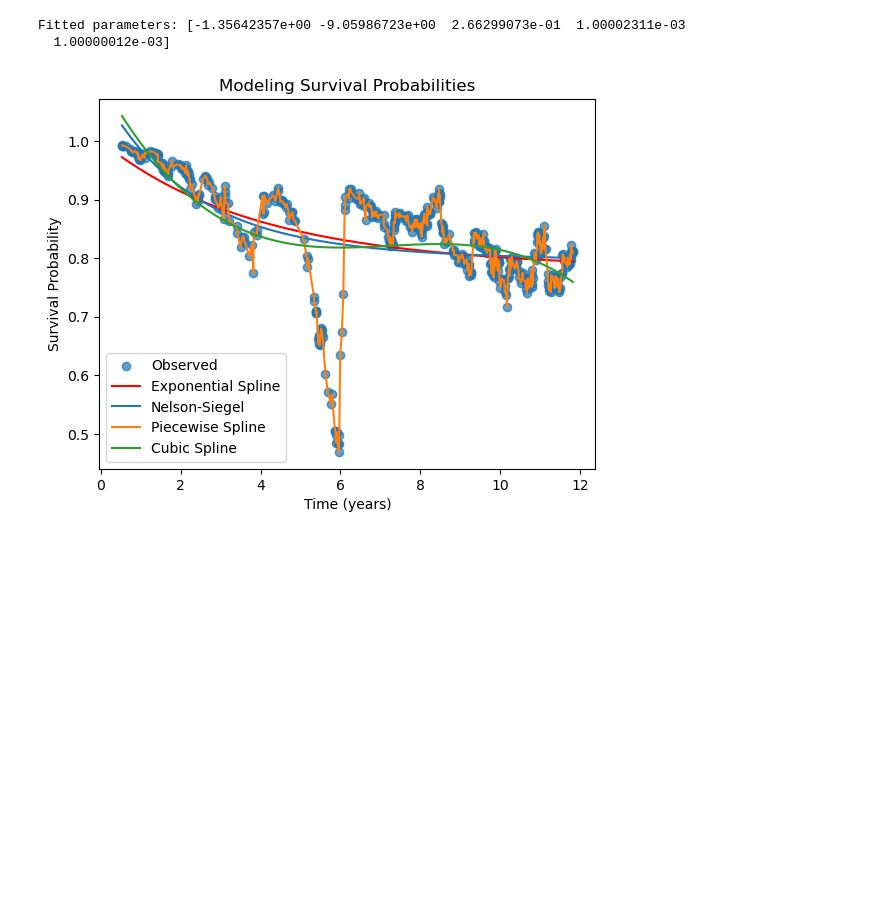
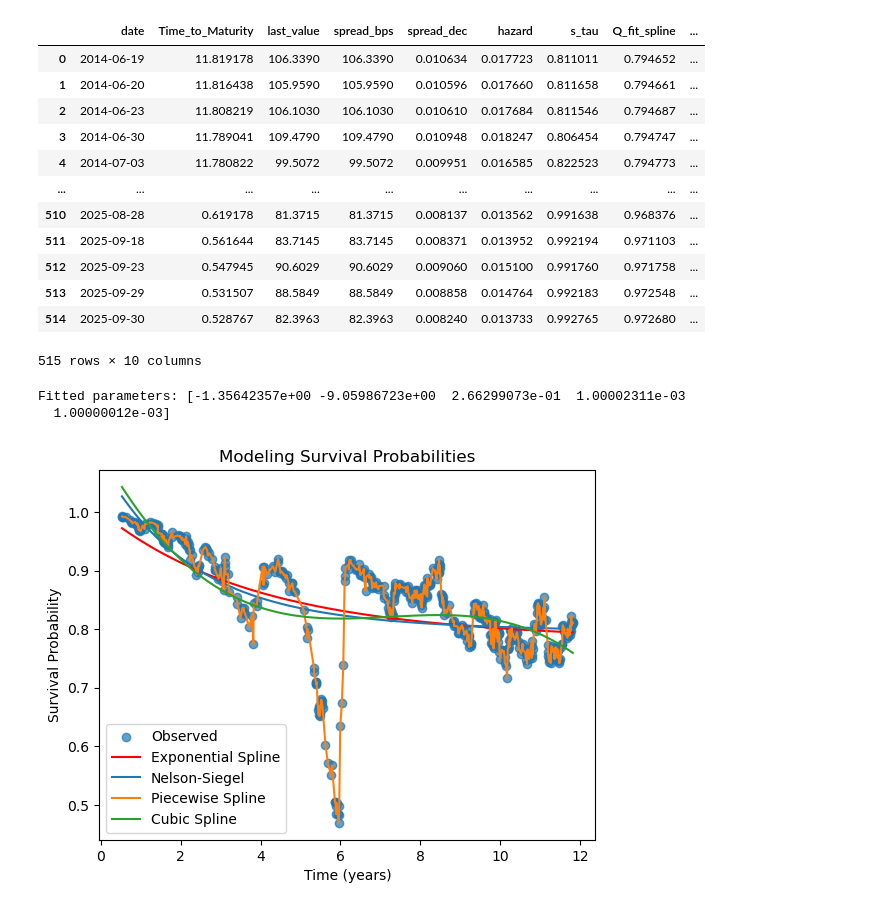
Before and after one commit to Quant-Liam/FE800-Research, a Jupyter notebook: CompletedPOC/FA800 ProjectDraft.ipynb, the cells around one changed output. Saved outputs shown, nothing was run; the diff lists cells and outputs as text; code cells hidden in the pictures; blank space fills up the shorter version.

```diff
--- a/FA800 ProjectDraft.ipynb
+++ b/CompletedPOC/FA800 ProjectDraft.ipynb
@@ -114,6 +128,22 @@ print(df.head(12))
 # %%
 df.rename(columns ={'tau_yrs': 'Time_to_Maturity'}, inplace=True)
 df = df[['date', 'Time_to_Maturity', 'last_value', 'spread_bps', 'spread_dec', 'hazard', 's_tau']]
+# %%
+df
+# %% [output]
+|  | date | Time_to_Maturity | last_value | spread_bps | spread_dec | hazard | s_tau | Q_fit_spline | ... |
+| 0 | 2014-06-19 | 11.819178 | 106.3390 | 106.3390 | 0.010634 | 0.017723 | 0.811011 | 0.794652 | ... |
+| 1 | 2014-06-20 | 11.816438 | 105.9590 | 105.9590 | 0.010596 | 0.017660 | 0.811658 | 0.794661 | ... |
+| 2 | 2014-06-23 | 11.808219 | 106.1030 | 106.1030 | 0.010610 | 0.017684 | 0.811546 | 0.794687 | ... |
+| 3 | 2014-06-30 | 11.789041 | 109.4790 | 109.4790 | 0.010948 | 0.018247 | 0.806454 | 0.794747 | ... |
+| 4 | 2014-07-03 | 11.780822 | 99.5072 | 99.5072 | 0.009951 | 0.016585 | 0.822523 | 0.794773 | ... |
+| ... | ... | ... | ... | ... | ... | ... | ... | ... | ... |
+| 510 | 2025-08-28 | 0.619178 | 81.3715 | 81.3715 | 0.008137 | 0.013562 | 0.991638 | 0.968376 | ... |
+| 511 | 2025-09-18 | 0.561644 | 83.7145 | 83.7145 | 0.008371 | 0.013952 | 0.992194 | 0.971103 | ... |
+| 512 | 2025-09-23 | 0.547945 | 90.6029 | 90.6029 | 0.009060 | 0.015100 | 0.991760 | 0.971758 | ... |
+| 513 | 2025-09-29 | 0.531507 | 88.5849 | 88.5849 | 0.008858 | 0.014764 | 0.992183 | 0.972548 | ... |
+| 514 | 2025-09-30 | 0.528767 | 82.3963 | 82.3963 | 0.008240 | 0.013733 | 0.992765 | 0.972680 | ... |
+515 rows × 10 columns
 # %%
 #Fitting the hazard rate curve with exponential spline
 
```
Also changed, not shown: parts of 11 cells of this notebook, 46 other files.
